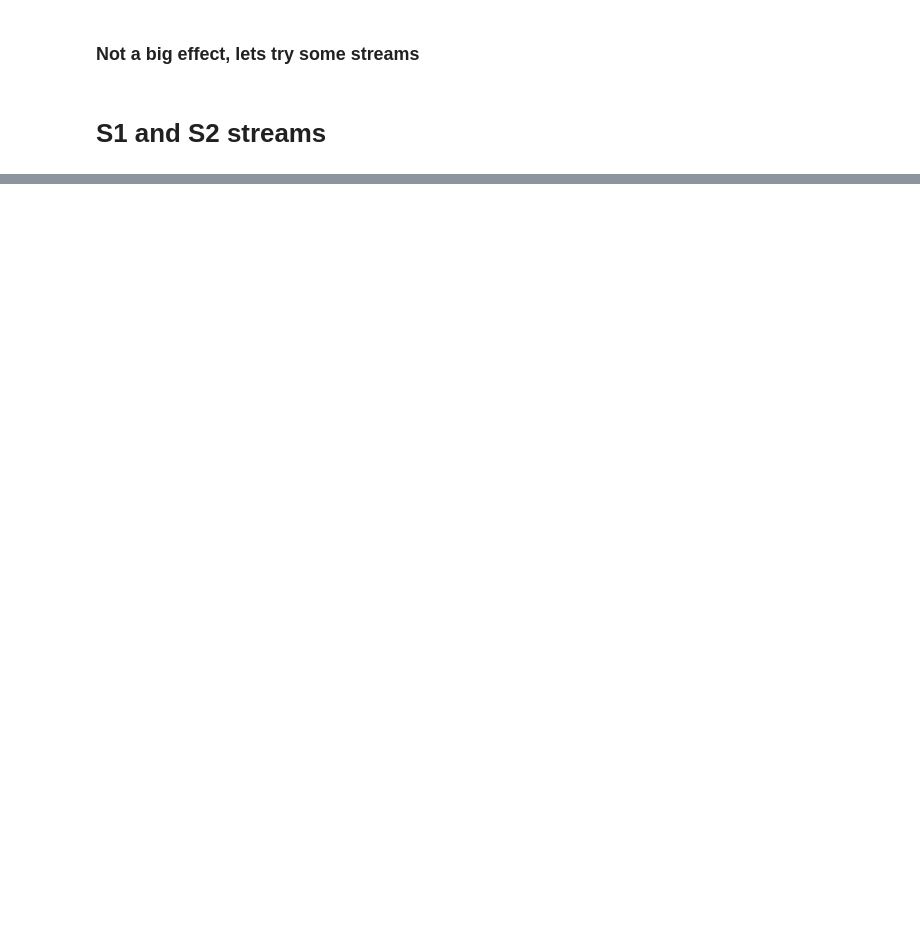
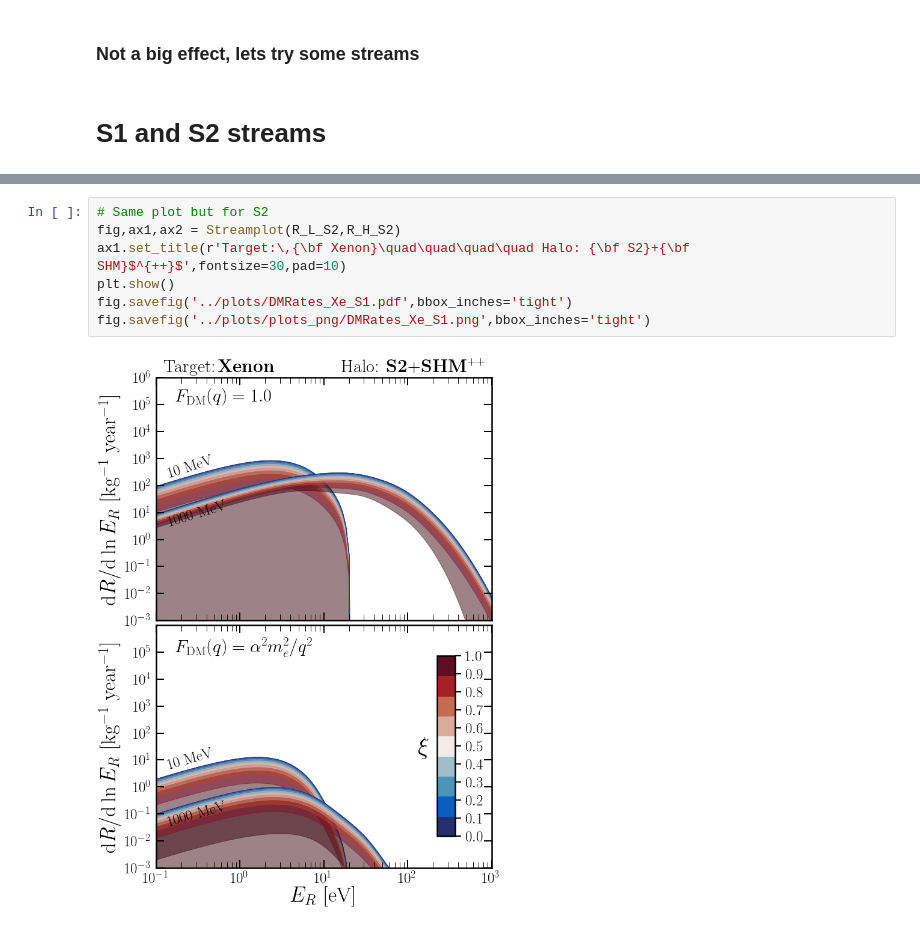
Before and after one commit to anirbandas89/DarkElectronRecoils, a Jupyter notebook: notebooks/DMRates_vsAstro.ipynb, the cells around one changed output, grey strips where cells are left out. Cells and saved outputs as stored; diff of their text form; blank space fills up the shorter version.

```diff
--- a/notebooks/DMRates_vsAstro.ipynb
+++ b/notebooks/DMRates_vsAstro.ipynb
@@ -148,0 +274,9 @@ gmin_S1 = gvmin_Triaxial(vmin,v_shift=S1.Velocity,sig=S1.Dispersion)
+# %%
+# Same plot but for S2
+fig,ax1,ax2 = Streamplot(R_L_S2,R_H_S2)
+ax1.set_title(r'Target:\,{\bf Xenon}\quad\quad\quad\quad Halo: {\bf S2}+{\bf SHM}$^{++}$',fontsize=30,pad=10)
+plt.show()
+fig.savefig('../plots/DMRates_Xe_S1.pdf',bbox_inches='tight')
+fig.savefig('../plots/plots_png/DMRates_Xe_S1.png',bbox_inches='tight')
+# %% [output]
+[figure, added]
```
Also changed, not shown: parts of 9 cells of this notebook, 9 other files.
